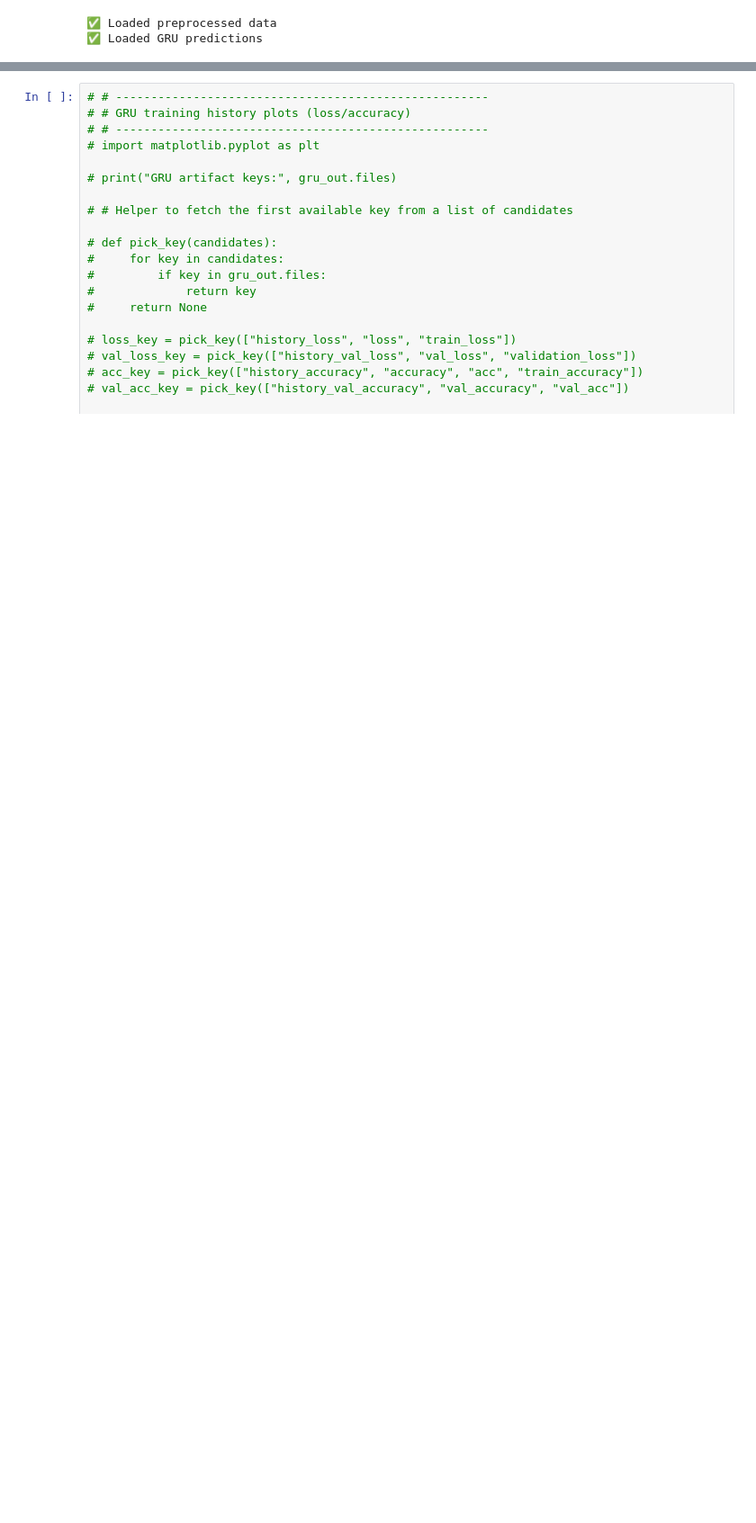
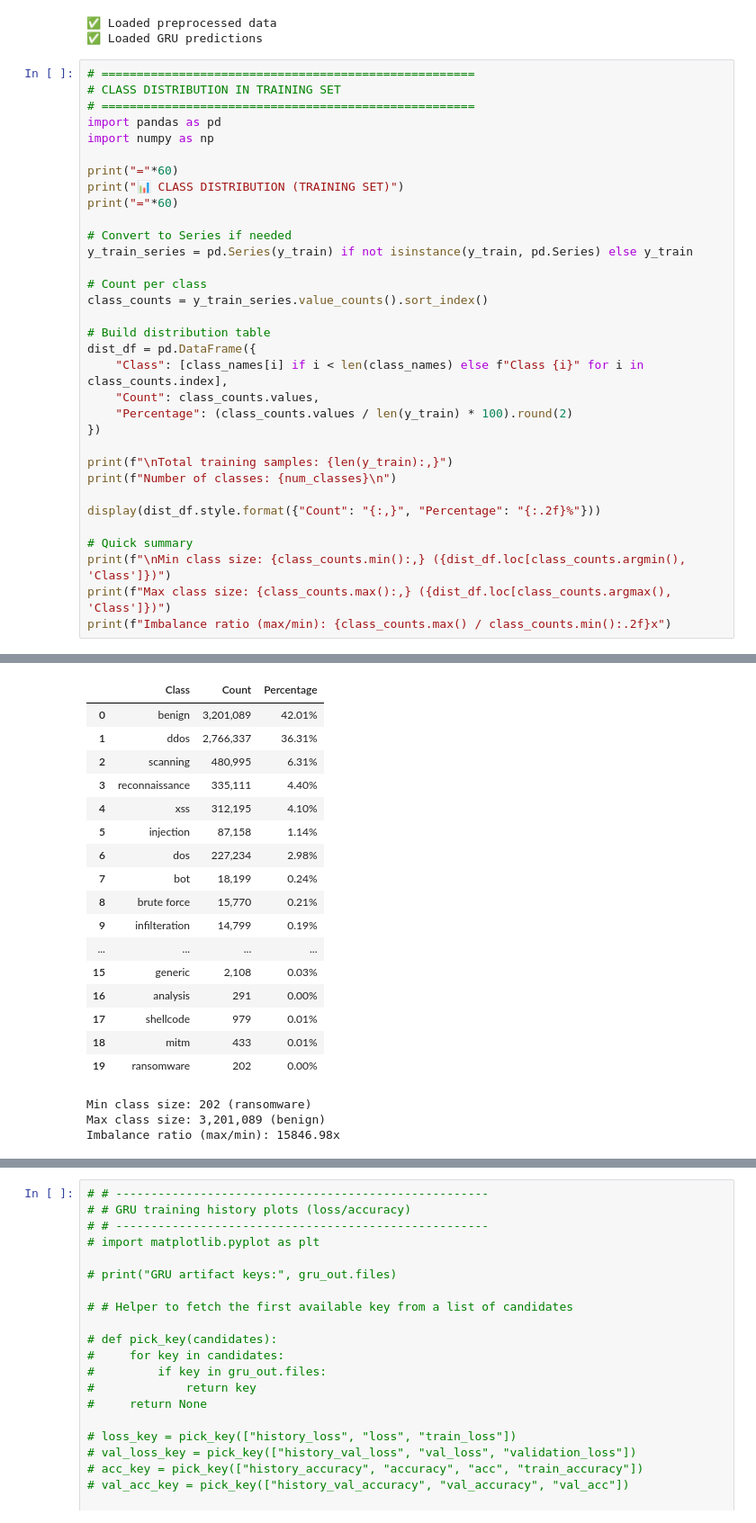
Before and after one commit to AyamNil/compile-gse-nids, a Jupyter notebook: Grid_ensemble_ML.ipynb, the cells around one changed output, grey strips where cells are left out. Shown at 90% size. Saved outputs shown, nothing was run; the diff lists cells and outputs as text; blank space fills up the shorter version.

Commit message:
New Train

```diff
--- a/Grid_ensemble_ML.ipynb
+++ b/Grid_ensemble_ML.ipynb
@@ -67,3 +67,37 @@ print("✅ Loaded GRU predictions")
 # %% [output]
 ✅ Loaded preprocessed data
 ✅ Loaded GRU predictions
+# %%
+# =====================================================
+# CLASS DISTRIBUTION IN TRAINING SET
+# =====================================================
+import pandas as pd
+import numpy as np
+
+print("="*60)
+print("📊 CLASS DISTRIBUTION (TRAINING SET)")
+print("="*60)
+
+# Convert to Series if needed
+y_train_series = pd.Series(y_train) if not isinstance(y_train, pd.Series) else y_train
+
+# Count per class
+class_counts = y_train_series.value_counts().sort_index()
+
+# Build distribution table
+dist_df = pd.DataFrame({
+    "Class": [class_names[i] if i < len(class_names) else f"Class {i}" for i in class_counts.index],
+    "Count": class_counts.values,
+    "Percentage": (class_counts.values / len(y_train) * 100).round(2)
+})
+
+print(f"\nTotal training samples: {len(y_train):,}")
+print(f"Number of classes: {num_classes}\n")
+
+display(dist_df.style.format({"Count": "{:,}", "Percentage": "{:.2f}%"}))
+
+# Quick summary
+print(f"\nMin class size: {class_counts.min():,} ({dist_df.loc[class_counts.argmin(), 'Class']})")
+print(f"Max class size: {class_counts.max():,} ({dist_df.loc[class_counts.argmax(), 'Class']})")
+print(f"Imbalance ratio (max/min): {class_counts.max() / class_counts.min():.2f}x")
+# %% [output]
@@ -70,3 +110,23 @@ print("✅ Loaded GRU predictions")
+|  | Class | Count | Percentage |
+| 0 | benign | 3,201,089 | 42.01% |
+| 1 | ddos | 2,766,337 | 36.31% |
+| 2 | scanning | 480,995 | 6.31% |
+| 3 | reconnaissance | 335,111 | 4.40% |
+| 4 | xss | 312,195 | 4.10% |
+| 5 | injection | 87,158 | 1.14% |
+| 6 | dos | 227,234 | 2.98% |
+| 7 | bot | 18,199 | 0.24% |
+| 8 | brute force | 15,770 | 0.21% |
+| 9 | infilteration | 14,799 | 0.19% |
+| ... | ... | ... | ... |
+| 15 | generic | 2,108 | 0.03% |
+| 16 | analysis | 291 | 0.00% |
+| 17 | shellcode | 979 | 0.01% |
+| 18 | mitm | 433 | 0.01% |
+| 19 | ransomware | 202 | 0.00% |
+Min class size: 202 (ransomware)
+Max class size: 3,201,089 (benign)
+Imbalance ratio (max/min): 15846.98x
 # %%
 %pip install matplotlib seaborn
 # %% [output]
```
Also changed, not shown: parts of 16 cells of this notebook.
